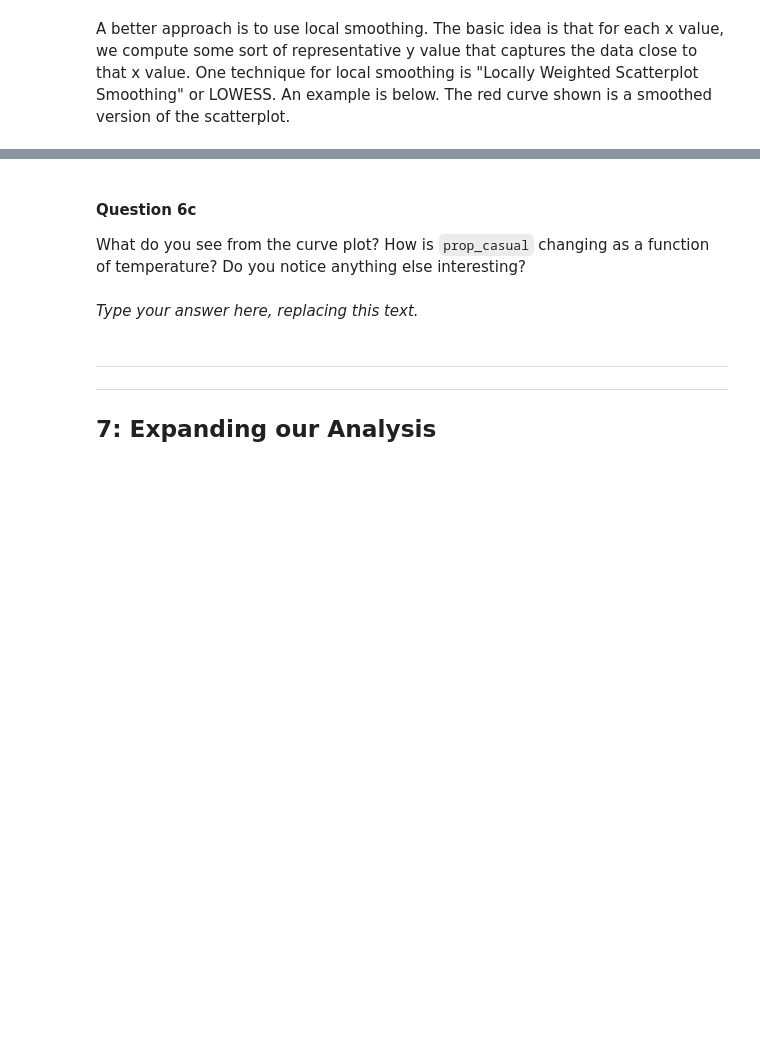
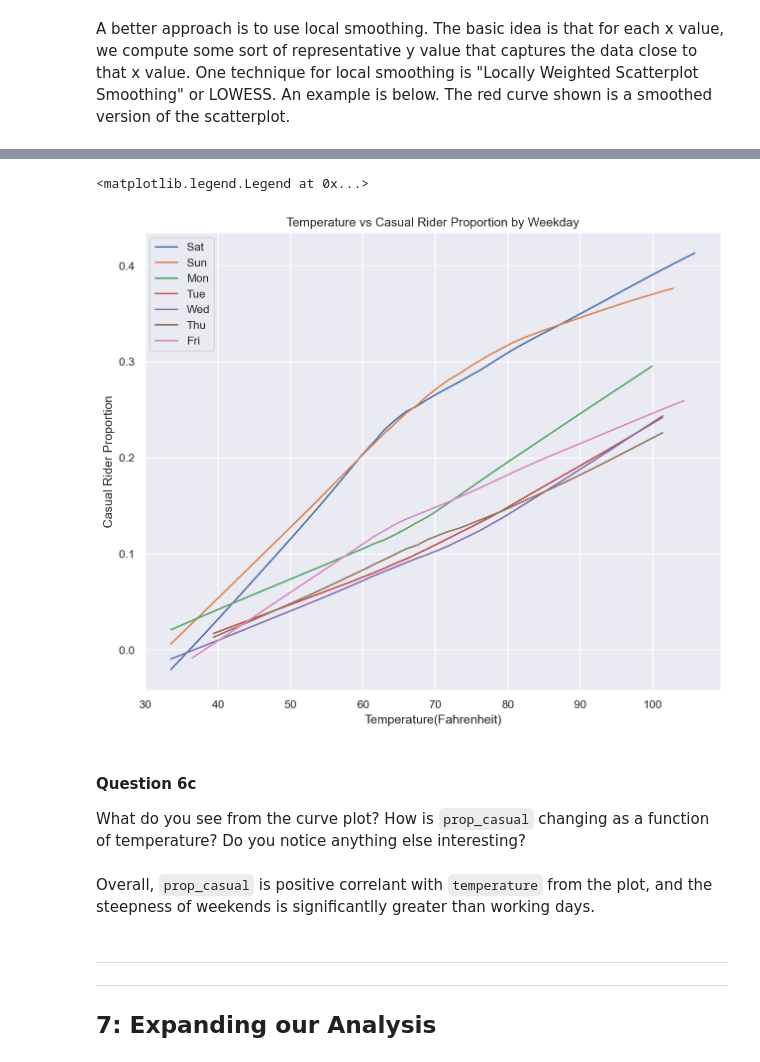
Before and after one commit to jasonwuzzz/data-100, a Jupyter notebook: hw/hw04/hw04.ipynb, the cells around one changed output, grey strips where cells are left out. Cells and saved outputs as stored; diff of their text form; code cells hidden in the pictures; blank space fills up the shorter version.

```diff
--- a/hw/hw04/hw04.ipynb
+++ b/hw/hw04/hw04.ipynb
@@ -681,2 +696,4 @@ points: 1
+# %%
+bike["prop_casual"] = bike["casual"] / (bike["casual"] + bike["registered"])
 # %%
 grader.check("q6a")
@@ -739,3 +768,22 @@ plt.figure(figsize=(10,8))
+# %%
+from statsmodels.nonparametric.smoothers_lowess import lowess
+
+plt.figure(figsize=(10,8))
+
+weekdays = ["Sat", "Sun", "Mon", "Tue", "Wed", "Thu", "Fri"]
+for weekday in weekdays:
+    bike_perday = bike[bike["weekday"] == weekday]
+    bike_perday["temp"] = bike_perday["temp"] * 41 * 9/5 +32
+    prop_casual_smooth = lowess(bike_perday["prop_casual"], bike_perday["temp"], return_sorted=False)
+    sns.lineplot(x=bike_perday["temp"], y=prop_casual_smooth, label=weekday)
+
+plt.xlabel("Temperature(Fahrenheit)")
+plt.ylabel("Casual Rider Proportion")
+plt.title("Temperature vs Casual Rider Proportion by Weekday")
+plt.legend(loc="upper left")
+# %% [output]
+<matplotlib.legend.Legend at 0x...>
+[figure, added]
 # %% [markdown]
 <!-- END QUESTION -->
 
@@ -749,8 +797,8 @@ name: q6c
 points: 2
 manual: true
 -->
-# %% [markdown]
-_Type your answer here, replacing this text._
+# %% [markdown]
+Overall, `prop_casual` is positive correlant with `temperature` from the plot, and the steepness of weekends is significantlly greater than working days.
 # %% [markdown]
 <!-- END QUESTION -->
 
```
Also changed, not shown: parts of 16 cells of this notebook.
